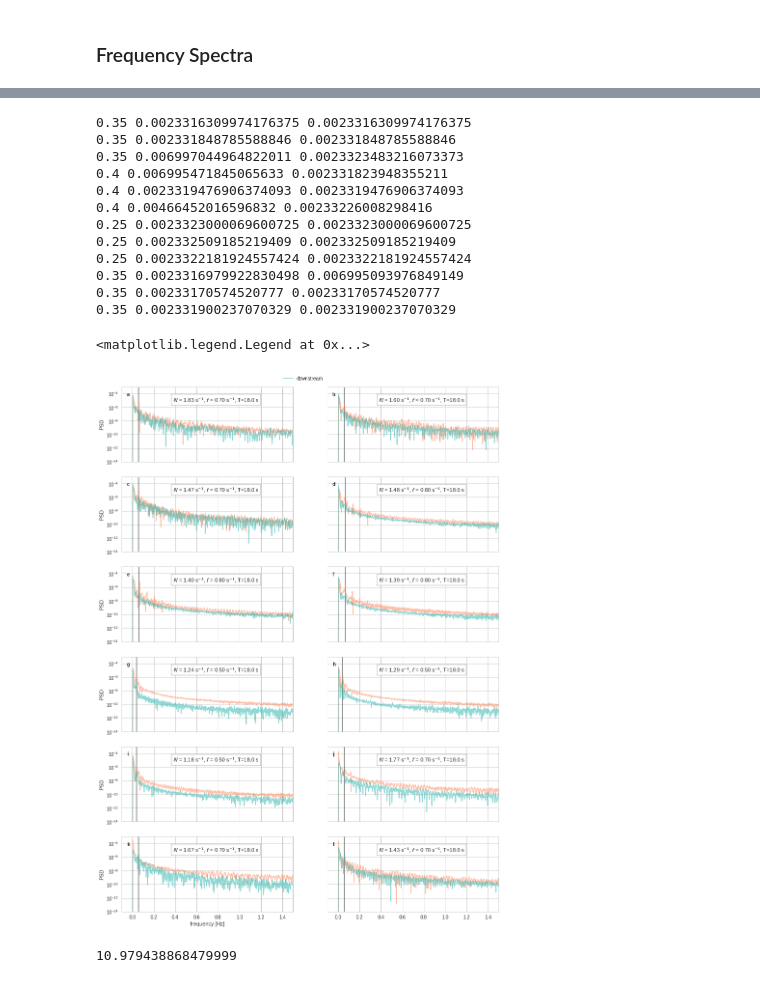
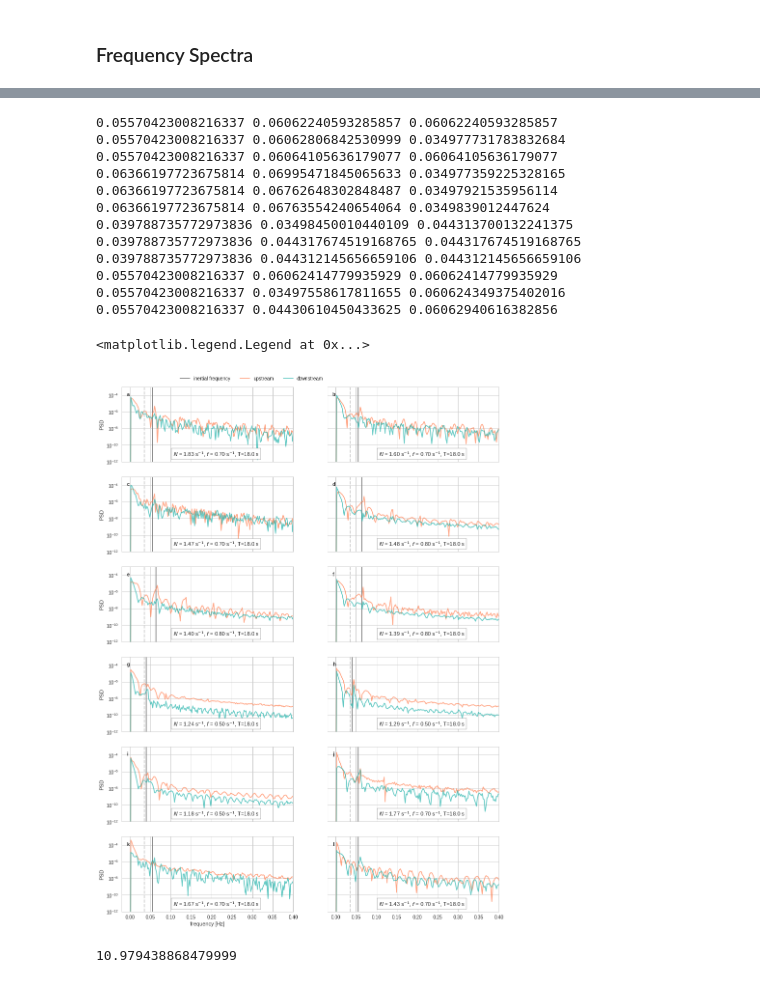
Before and after one commit to UBC-MOAD/MultipleCanyons, a Jupyter notebook: lab/Conduino/notebooks/Oscillations_II.ipynb, the cells around one changed output, grey strips where cells are left out. Drawn from its saved outputs; the diff is of its cells as text; code cells hidden in the pictures.

```diff
--- a/lab/Conduino/notebooks/Oscillations_II.ipynb
+++ b/lab/Conduino/notebooks/Oscillations_II.ipynb
@@ -278,9 +278,9 @@ for exp, kk, ax, pan_lab in zip(exp_dicts, range(exp_num), axs, panel_labels):
         freq2, Pxx_den2 = signal.welch(dens2-dens2[0], samp_freq)
 
         print(f0,(freq[100:][np.argmax(Pxx_den[100:])]),(freq_per[4000:][np.argmax(Pxx_den_per[4000:])]))
-        ax.semilogy(freq_per, Pxx_den_per, color='coral', alpha=0.5)
-        ax.semilogy(freq, Pxx_den,color='coral', label='upstream')
-        ax.semilogy(freq2, Pxx_den2,color='lightseagreen', label='downstream')
+        ax.semilogy(freq_per, Pxx_den_per, color='coral', alpha=0.5, label='upsteam, periodogram')
+        ax.semilogy(freq, Pxx_den,color='coral', label='upstream, Welch')
+        ax.semilogy(freq2, Pxx_den2,color='lightseagreen', label='downstream, Welch')
 
         #ax.axvline(f0,color='k')
         #ax.axvline(f0, color='0.5')
@@ -320,6 +320,9 @@ axs = [ax0,ax1,ax2,ax3,ax4,ax5,ax6,ax7,ax8,ax9,ax10,ax11]
 panel_labels = ['a','b','c','d','e','f','g','h','i','j','k','l']
 rho0=998.5
 g = 9.81
+
+freqs_ups = np.empty(len(exp_dicts))
+
 for exp, kk, ax, pan_lab in zip(exp_dicts, range(exp_num), axs, panel_labels):
     for ii,col in zip(range(len(exp['run_files'])),colors):
         filepath = exp['dir']+exp['run_files'][ii]
@@ -328,54 +331,57 @@ for exp, kk, ax, pan_lab in zip(exp_dicts, range(exp_num), axs, panel_labels):
         P2 = mat['ch2']
         dt = mat['dt']
         time = mat['time']
         if exp['calibration']=='09Aug19':
             dens1 = ctools.densANK1_09Aug19(P1)
             dens2 = ctools.densANK2_09Aug19(P2)
         else:
             dens1 = ctools.densANK1_17Aug19(P1)
             dens2 = ctools.densANK2_17Aug19(P2)
 
         N =((g/rho0)*((1000*exp["rho_sb"][ii]-1000*exp["rho_top"][ii])/(exp["hsb"]*0.01)))**0.5
         f0 = (exp["fo"]/2)/(2*np.pi) # f/2 is omega, table speed in rad/s, /2pi to get rid of rad
         samp_freq = len(time)/np.max(time) # Hz
-        ax.axvline(f0,color='0.5')
+        ax.axvline(f0,color='0.5', label='inertial frequency')
 
         freq_per, Pxx_den_per = signal.periodogram(dens1-dens1[0], samp_freq,detrend='constant')
         freq_per2, Pxx_den_per2 = signal.periodogram(dens2-dens2[0], samp_freq,detrend='constant')
+        #freq_per_anom, Pxx_den_per_anom = signal.periodogram(dens1-dens2, samp_freq,detrend='constant')
+        print(f0,freq_per[15:][np.argmax(Pxx_den_per[15:])],freq_per2[15:][np.argmax(Pxx_den_per2[15:])])
+        freqs_ups[kk] = freq_per[15:][np.argmax(Pxx_den_per[15:])]
 
-        print(exp["fo"]/2,(freq_per[np.argmax(Pxx_den_per)]),(freq_per2[np.argmax(Pxx_den_per2)]))
-        ax.semilogy(freq_per, Pxx_den_per, color='coral', alpha=0.5)
-        ax.semilogy(freq_per2, Pxx_den_per2,color='lightseagreen', label='downstream', alpha=0.5)
+        ax.semilogy(freq_per, Pxx_den_per, color='coral', alpha=0.7, label='upstream')
+        ax.semilogy(freq_per2, Pxx_den_per2,color='lightseagreen', label='downstream', alpha=0.7)
+        #ax.semilogy(freq_per_anom, Pxx_den_per_anom,color='k', label='ups-dns', alpha=0.7)
 
+        ax.axvline(freq_per[15],color='0.8', linestyle='--')
 
-
-        ax.text(0.3,0.8,'$N$ = %1.2f s$^{-1}$, $f$ = %1.2f s$^{-1}$, T=%1.1f s' \
+        ax.text(0.3,0.08,'$N$ = %1.2f s$^{-1}$, $f$ = %1.2f s$^{-1}$, T=%1.1f s' \
                 %(N,exp["fo"],inertial_period), transform=ax.transAxes,fontsize=11,
                 bbox=dict(facecolor='white', alpha=1) )
         ax.text(0.03,0.88, pan_lab, fontweight='bold', transform=ax.transAxes)
-        ax.set_ylim(1E-14,1E-3)
-        ax.set_xlim(-0.1,1.5)
+        ax.set_ylim(1E-12,1E-3)
+        ax.set_xlim(-0.02,0.4)
 for ax in [ax0,ax2,ax4,ax6,ax8, ax10]:
     ax.set_ylabel('PSD')
 
 ax10.set_xlabel('frequency [Hz]')
 
 ax1.legend(ncol=3,bbox_to_anchor=(0,1.2))
 # %% [output]
-0.35 0.0023316309974176375 0.0023316309974176375
-0.35 0.002331848785588846 0.002331848785588846
-0.35 0.006997044964822011 0.0023323483216073373
-0.4 0.006995471845065633 0.002331823948355211
-0.4 0.0023319476906374093 0.0023319476906374093
-0.4 0.00466452016596832 0.00233226008298416
-0.25 0.0023323000069600725 0.0023323000069600725
-0.25 0.002332509185219409 0.002332509185219409
-0.25 0.0023322181924557424 0.0023322181924557424
-0.35 0.0023316979922830498 0.006995093976849149
-0.35 0.00233170574520777 0.00233170574520777
-0.35 0.002331900237070329 0.002331900237070329
+0.05570423008216337 0.06062240593285857 0.06062240593285857
+0.05570423008216337 0.06062806842530999 0.034977731783832684
+0.05570423008216337 0.06064105636179077 0.06064105636179077
+0.06366197723675814 0.06995471845065633 0.034977359225328165
+0.06366197723675814 0.06762648302848487 0.03497921535956114
+0.06366197723675814 0.06763554240654064 0.0349839012447624
+0.039788735772973836 0.03498450010440109 0.044313700132241375
+0.039788735772973836 0.044317674519168765 0.044317674519168765
+0.039788735772973836 0.044312145656659106 0.044312145656659106
+0.05570423008216337 0.06062414779935929 0.06062414779935929
+0.05570423008216337 0.03497558617811655 0.060624349375402016
+0.05570423008216337 0.04430610450433625 0.06062940616382856
 <matplotlib.legend.Legend at 0x...>
-[figure, old version]
+[figure, new version]
 # %%
 1/(0.09107933583662647)
 # %% [output]
```
Also changed, not shown: parts of 2 cells of this notebook.
